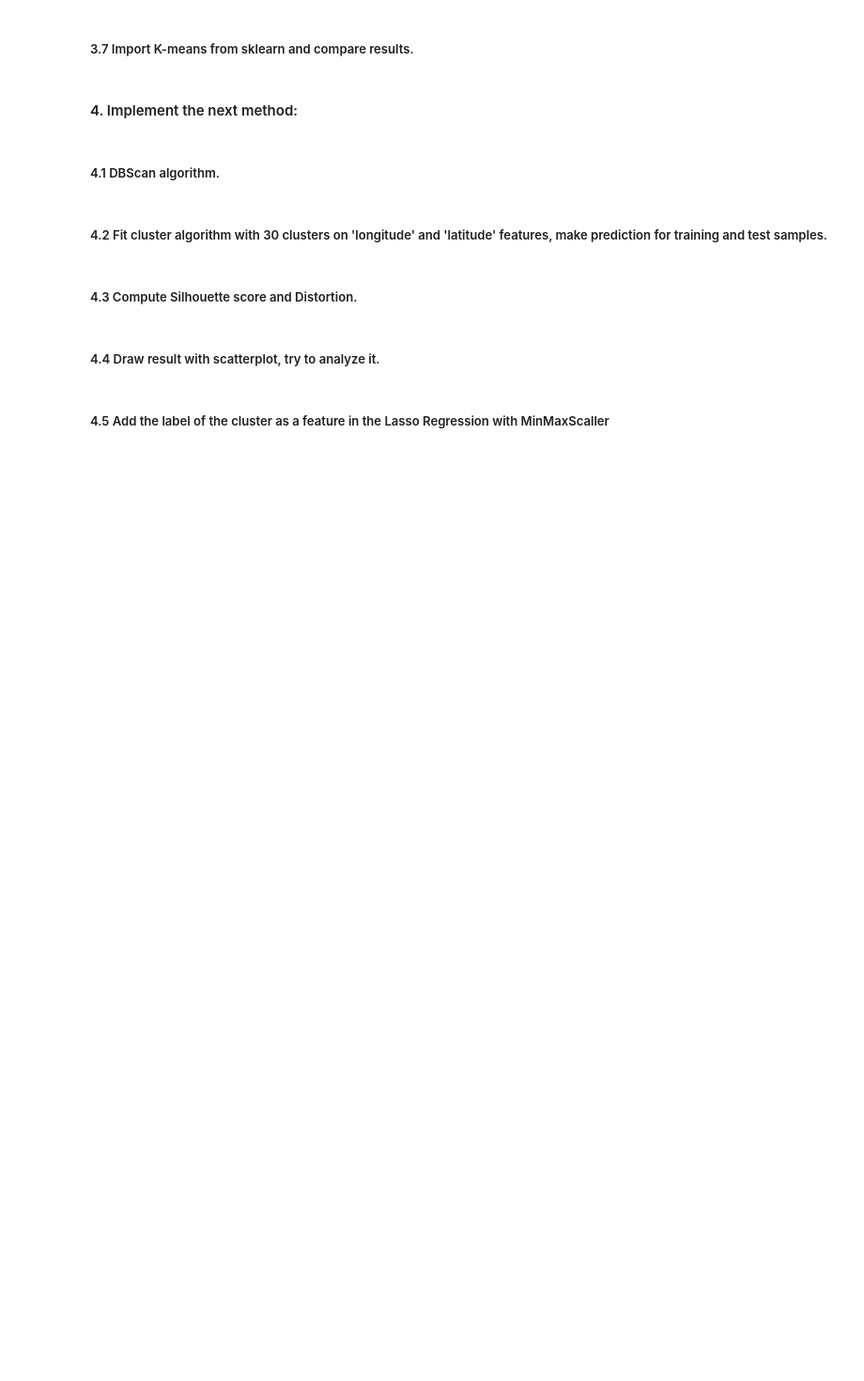
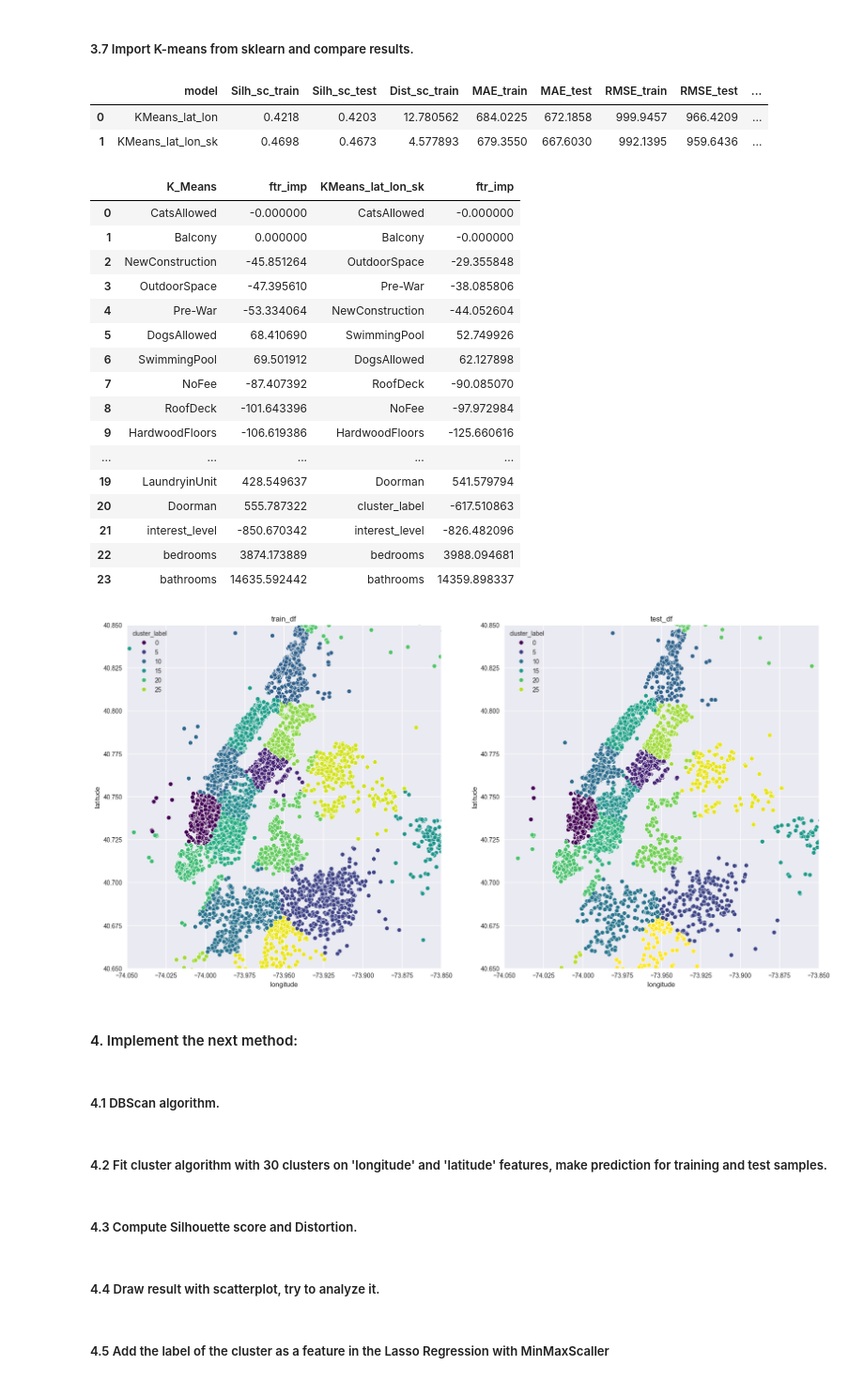
Before and after one commit to TimurOsmanov/s21, a Jupyter notebook: ML/ML7_Clustering_algorithms/src/ML7.ipynb, the cells around one changed output. Shown at 94% size. Saved outputs shown, nothing was run; the diff lists cells and outputs as text; code cells hidden in the pictures; blank space fills up the shorter version.

```diff
--- a/ML/ML7_Clustering_algorithms/src/ML7.ipynb
+++ b/ML/ML7_Clustering_algorithms/src/ML7.ipynb
@@ -277,5 +462,52 @@ feature_importance
 # %% [markdown]
 ##### 3.7 Import K-means from sklearn and compare results.
+# %%
+def calc_all(model, model_name: str, eval_model, f_imp_res_table: dict):
+    cluster_model = fit_cluster_model(model=model)
+    model = calc_metrics(
+        name=model_name,
+        eval_model=eval_model,
+        results=metrics,
+        cluster_model=cluster_model
+    )
+    display(pd.DataFrame(metrics))
+    f_imp_res_table = calc_feature_importance(
+        f_imp_res_table=f_imp_res_table,
+        model_name=model_name,
+        model=model
+    )
+    display(f_imp_res_table)
+    draw_res()
+
+
+calc_all(
+    model=KMeans(n_clusters=30, random_state=42),
+    model_name="KMeans_lat_lon_sk",
+    eval_model=Lasso(random_state=42),
+    f_imp_res_table=f_imp_res_table
+)
+# %% [output]
+|  | model | Silh_sc_train | Silh_sc_test | Dist_sc_train | MAE_train | MAE_test | RMSE_train | RMSE_test | ... |
+| 0 | KMeans_lat_lon | 0.4218 | 0.4203 | 12.780562 | 684.0225 | 672.1858 | 999.9457 | 966.4209 | ... |
+| 1 | KMeans_lat_lon_sk | 0.4698 | 0.4673 | 4.577893 | 679.3550 | 667.6030 | 992.1395 | 959.6436 | ... |
+|  | K_Means | ftr_imp | KMeans_lat_lon_sk | ftr_imp |
+| 0 | CatsAllowed | -0.000000 | CatsAllowed | -0.000000 |
+| 1 | Balcony | 0.000000 | Balcony | -0.000000 |
+| 2 | NewConstruction | -45.851264 | OutdoorSpace | -29.355848 |
+| 3 | OutdoorSpace | -47.395610 | Pre-War | -38.085806 |
+| 4 | Pre-War | -53.334064 | NewConstruction | -44.052604 |
+| 5 | DogsAllowed | 68.410690 | SwimmingPool | 52.749926 |
+| 6 | SwimmingPool | 69.501912 | DogsAllowed | 62.127898 |
+| 7 | NoFee | -87.407392 | RoofDeck | -90.085070 |
+| 8 | RoofDeck | -101.643396 | NoFee | -97.972984 |
+| 9 | HardwoodFloors | -106.619386 | HardwoodFloors | -125.660616 |
+| ... | ... | ... | ... | ... |
+| 19 | LaundryinUnit | 428.549637 | Doorman | 541.579794 |
+| 20 | Doorman | 555.787322 | cluster_label | -617.510863 |
+| 21 | interest_level | -850.670342 | interest_level | -826.482096 |
+| 22 | bedrooms | 3874.173889 | bedrooms | 3988.094681 |
+| 23 | bathrooms | 14635.592442 | bathrooms | 14359.898337 |
+[figure, added]
 # %% [markdown]
 #### 4. Implement the next method:
 # %% [markdown]
```
Also changed, not shown: parts of 24 cells of this notebook.
